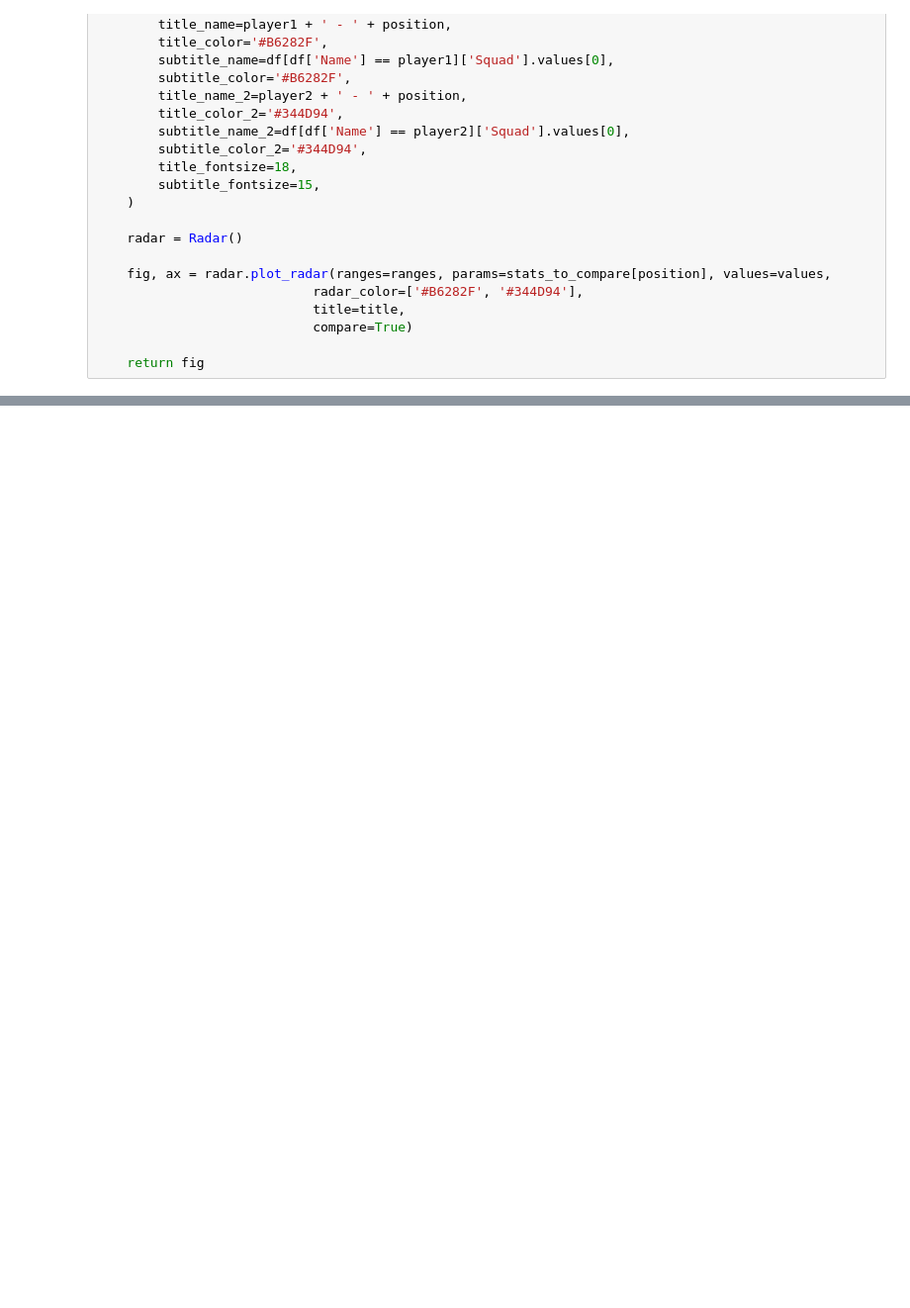
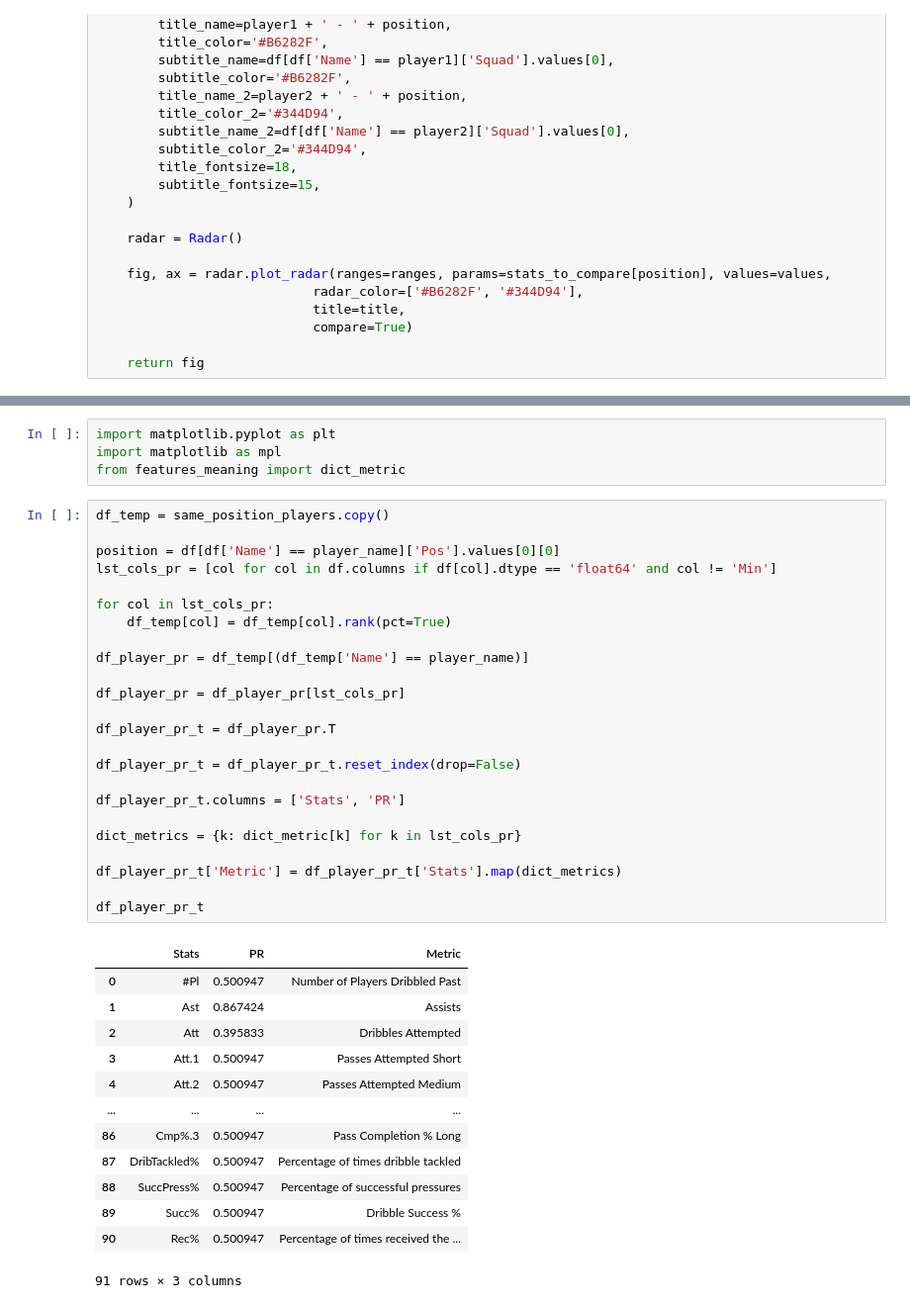
Before and after one commit to mchien15/datascience, a Jupyter notebook: test.ipynb, the cells around one changed output, grey strips where cells are left out. Shown at 99% size. Saved outputs shown, nothing was run; the diff lists cells and outputs as text; blank space fills up the shorter version.

```diff
--- a/test.ipynb
+++ b/test.ipynb
@@ -126,0 +216,42 @@ df
+# %%
+import matplotlib.pyplot as plt
+import matplotlib as mpl
+from features_meaning import dict_metric
+# %%
+df_temp = same_position_players.copy()
+
+position = df[df['Name'] == player_name]['Pos'].values[0][0]
+lst_cols_pr = [col for col in df.columns if df[col].dtype == 'float64' and col != 'Min']
+
+for col in lst_cols_pr:
+    df_temp[col] = df_temp[col].rank(pct=True)
+
+df_player_pr = df_temp[(df_temp['Name'] == player_name)]
+
+df_player_pr = df_player_pr[lst_cols_pr]
+
+df_player_pr_t = df_player_pr.T
+
+df_player_pr_t = df_player_pr_t.reset_index(drop=False)
+
+df_player_pr_t.columns = ['Stats', 'PR']
+
+dict_metrics = {k: dict_metric[k] for k in lst_cols_pr}
+
+df_player_pr_t['Metric'] = df_player_pr_t['Stats'].map(dict_metrics)
+
+df_player_pr_t
+# %% [output]
+|  | Stats | PR | Metric |
+| 0 | #Pl | 0.500947 | Number of Players Dribbled Past |
+| 1 | Ast | 0.867424 | Assists |
+| 2 | Att | 0.395833 | Dribbles Attempted |
+| 3 | Att.1 | 0.500947 | Passes Attempted Short |
+| 4 | Att.2 | 0.500947 | Passes Attempted Medium |
+| ... | ... | ... | ... |
+| 86 | Cmp%.3 | 0.500947 | Pass Completion % Long |
+| 87 | DribTackled% | 0.500947 | Percentage of times dribble tackled |
+| 88 | SuccPress% | 0.500947 | Percentage of successful pressures |
+| 89 | Succ% | 0.500947 | Dribble Success % |
+| 90 | Rec% | 0.500947 | Percentage of times received the ... |
+91 rows × 3 columns
```
Also changed, not shown: parts of 14 cells of this notebook, 9 other files.
